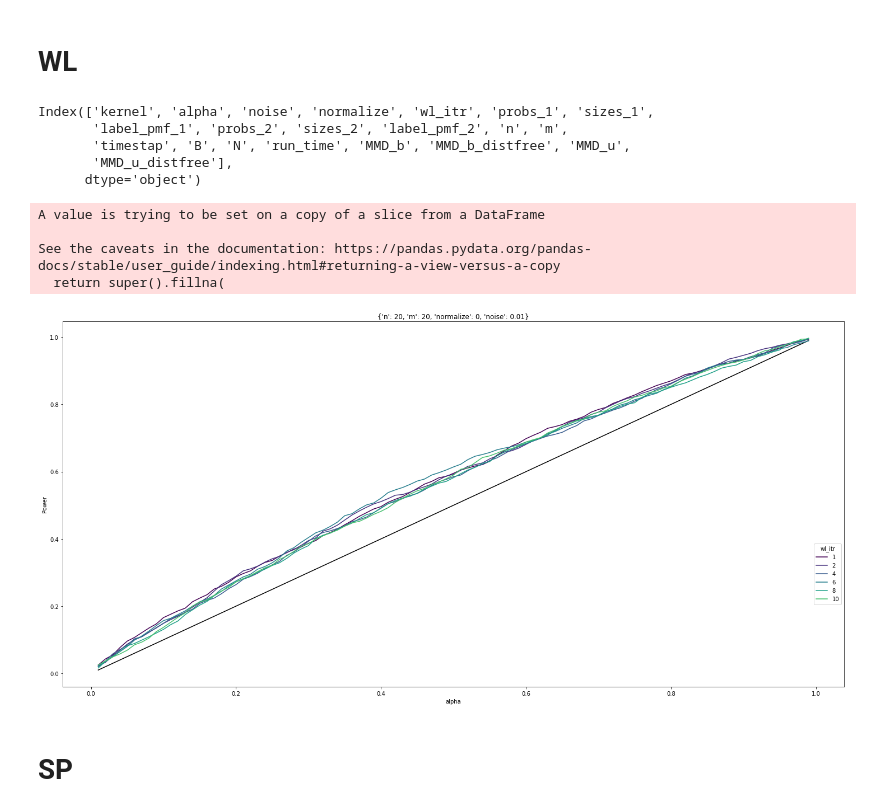
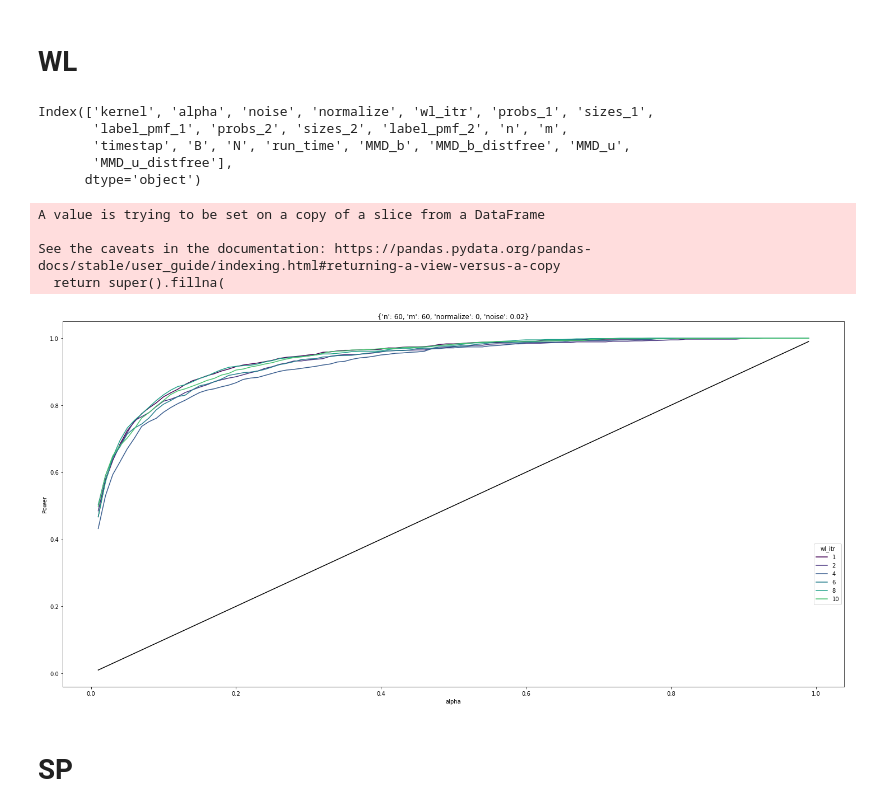
Before and after one commit to ragnarlevi/GTST, a Jupyter notebook: Analysis/SBMOnlyRandomLabels.ipynb, the cells around one changed output. Saved outputs shown, nothing was run; the diff lists cells and outputs as text; code cells hidden in the pictures.

```diff
--- a/Analysis/SBMOnlyRandomLabels.ipynb
+++ b/Analysis/SBMOnlyRandomLabels.ipynb
@@ -27,63 +27,31 @@ data_auc = {}
 data = {}
 # %% [markdown]
 # WL
-# %%
-# def readfoldertopandaWL(path):
-#     """
-#     Read files in a folder and concatenate them into an pandas data frame
-
-
-#     """
-#     onlyfiles = [f for f in os.listdir(path) if os.path.isfile(os.path.join(path, f))]
-
-#     # read and append
-#     df = []
-#     cnt = 0
-#     for file in onlyfiles:
-#         tmp = pd.read_pickle(os.path.join(path, file))
-#         ok = file.rsplit("norm", 1)[-1]
-#         norm = int(re.findall(r'\d+', ok)[0])
-#         tmp['normalize'] = norm
-#         df.append(tmp)
-#         if cnt < 10:
-#             print(f'norm is {norm}')
-#             cnt += 1
-
-#     return pd.concat(df)
-
-
-# def get_wl_iteration(string_list):
-#     numbers_list = np.zeros(len(string_list))
-#     for i, input_string in enumerate(string_list):
-#         ok = input_string.rsplit("'n_iter'", 1)[-1]
-#         numbers_list[i] = int(re.findall(r'\d+', ok)[0])
-
-#     return numbers_list
-
-data['WL'] = readfoldertopanda("../data/SBMOnlyRandomLabel/WLsubtree")
-#WL['wl_itr'] = get_wl_iteration(WL['kernel'])
-data['WL'].columns
-# %% [output]
-Index(['kernel', 'alpha', 'noise', 'normalize', 'wl_itr', 'probs_1', 'sizes_1',
-       'label_pmf_1', 'probs_2', 'sizes_2', 'label_pmf_2', 'n', 'm',
-       'timestap', 'B', 'N', 'run_time', 'MMD_b', 'MMD_b_distfree', 'MMD_u',
-       'MMD_u_distfree'],
-      dtype='object')
+# %%
+data['WL'] = readfoldertopanda("../data/SBMOnlyRandomLabel/WLsubtree")
+#WL['wl_itr'] = get_wl_iteration(WL['kernel'])
+data['WL'].columns
+# %% [output]
+Index(['kernel', 'alpha', 'noise', 'normalize', 'wl_itr', 'probs_1', 'sizes_1',
+       'label_pmf_1', 'probs_2', 'sizes_2', 'label_pmf_2', 'n', 'm',
+       'timestap', 'B', 'N', 'run_time', 'MMD_b', 'MMD_b_distfree', 'MMD_u',
+       'MMD_u_distfree'],
+      dtype='object')
 # %%
-params_fixed = {'n':20,
-                'm':20,
+params_fixed = {'n':60,
+                'm':60,
                 'normalize':0,
-                'noise':0.01
+                'noise':0.02
                 }
 
 
 plotVaryingBGDEG(df = data['WL'].copy(), param_vary_name = "wl_itr", params_fixed = params_fixed, mmd_stat = "MMD_b", color_name = "viridis")
 # %% [output]
 A value is trying to be set on a copy of a slice from a DataFrame
 
 See the caveats in the documentation: https://pandas.pydata.org/pandas-docs/stable/user_guide/indexing.html#returning-a-view-versus-a-copy
   return super().fillna(
-[figure, old version]
+[figure, new version]
 # %%
 params_kernel['WL'] = ['wl_itr', 'normalize']
 data_auc['WL'] = findAUC(keys = keys, params = params_kernel['WL'], stats = ['MMD_b', 'MMD_u'], df = data['WL'] )
```
Also changed, not shown: parts of 19 cells of this notebook, 4 other files.
